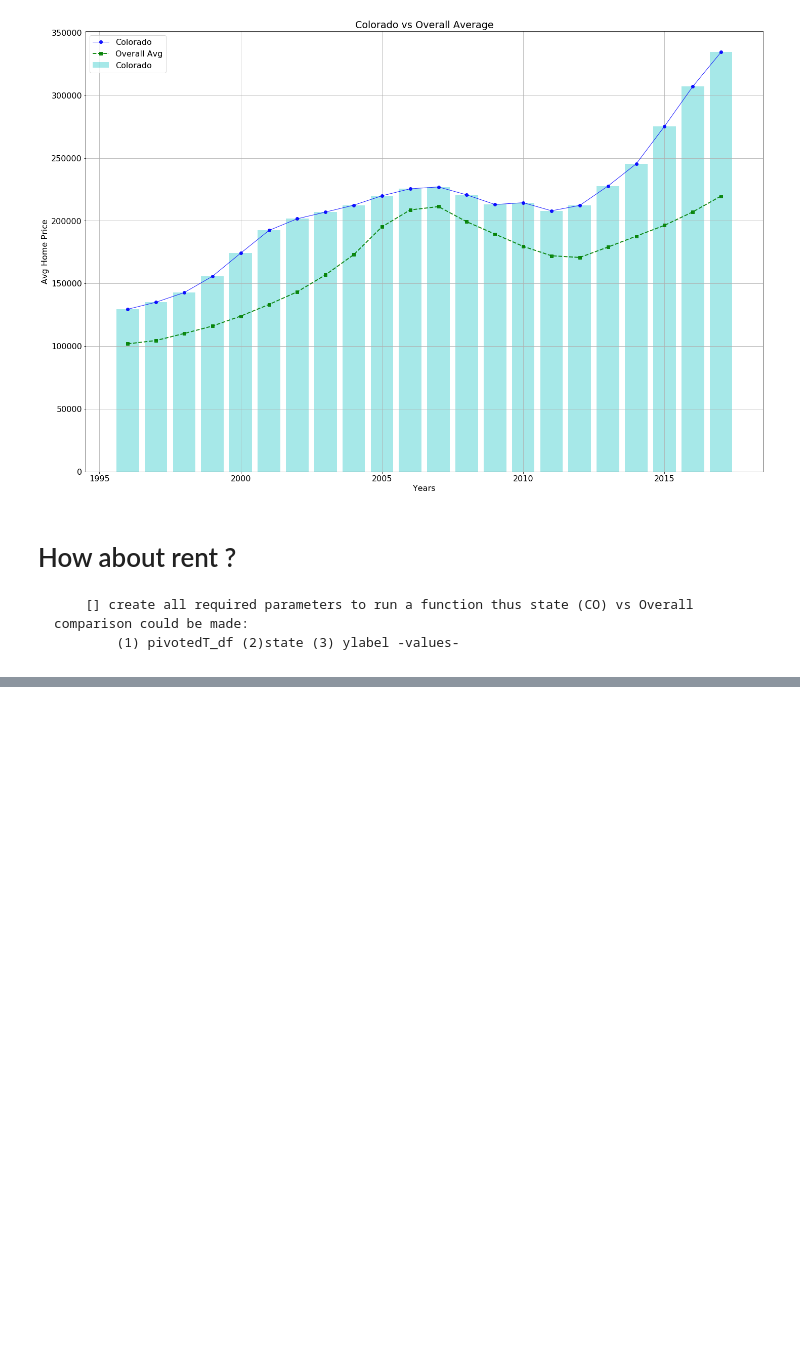
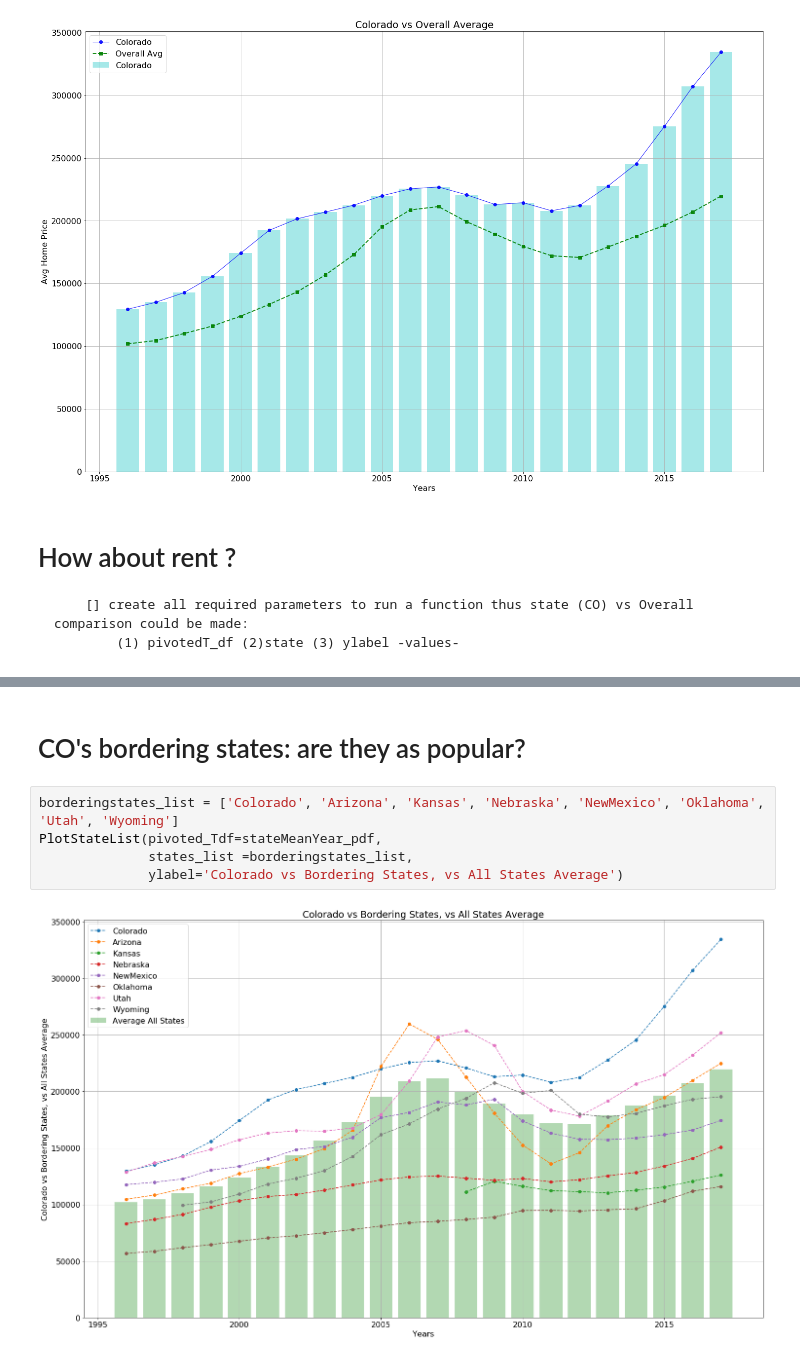
Before and after one commit to attila5287/DU_BigData_TeamProject1_WheresJames, a Jupyter notebook: Pr1_TeamWheresJames_Attila_RealEstate.ipynb, the cells around one changed output, grey strips where cells are left out. Cells and saved outputs as stored; diff of their text form; blank space fills up the shorter version.

```diff
--- a/Pr1_TeamWheresJames_Attila_RealEstate.ipynb
+++ b/Pr1_TeamWheresJames_Attila_RealEstate.ipynb
@@ -313,0 +353,9 @@ BarLine_vsAvg_onYears(pivoted_Tdf=stateMeanYear_pdf,state='Colorado',ylabel='Avg
+# %% [markdown]
+# CO's bordering states: are they as popular?
+# %%
+borderingstates_list = ['Colorado', 'Arizona', 'Kansas', 'Nebraska', 'NewMexico', 'Oklahoma', 'Utah', 'Wyoming']
+PlotStateList(pivoted_Tdf=stateMeanYear_pdf,
+              states_list =borderingstates_list,
+              ylabel='Colorado vs Bordering States, vs All States Average')
+# %% [output]
+[figure, added]
```
Also changed, not shown: parts of 10 cells of this notebook.
